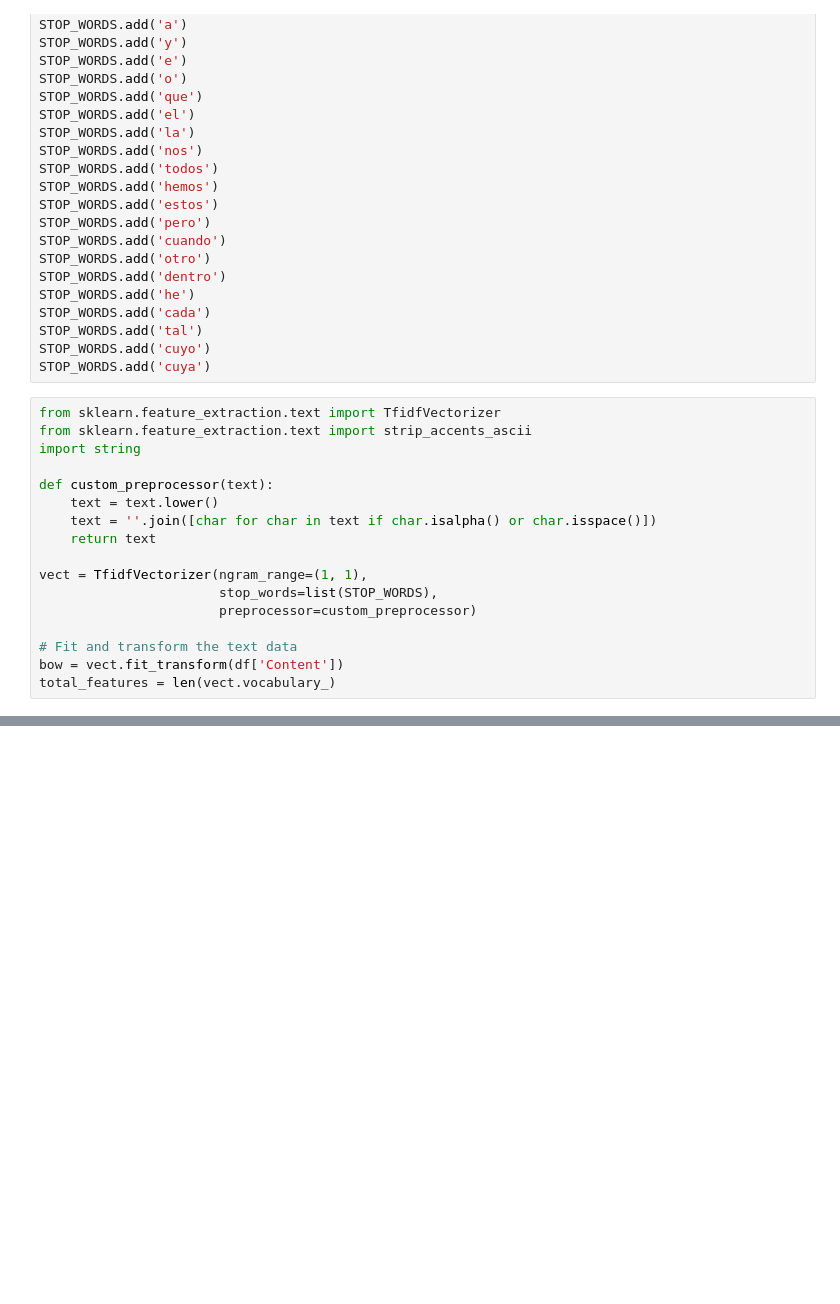
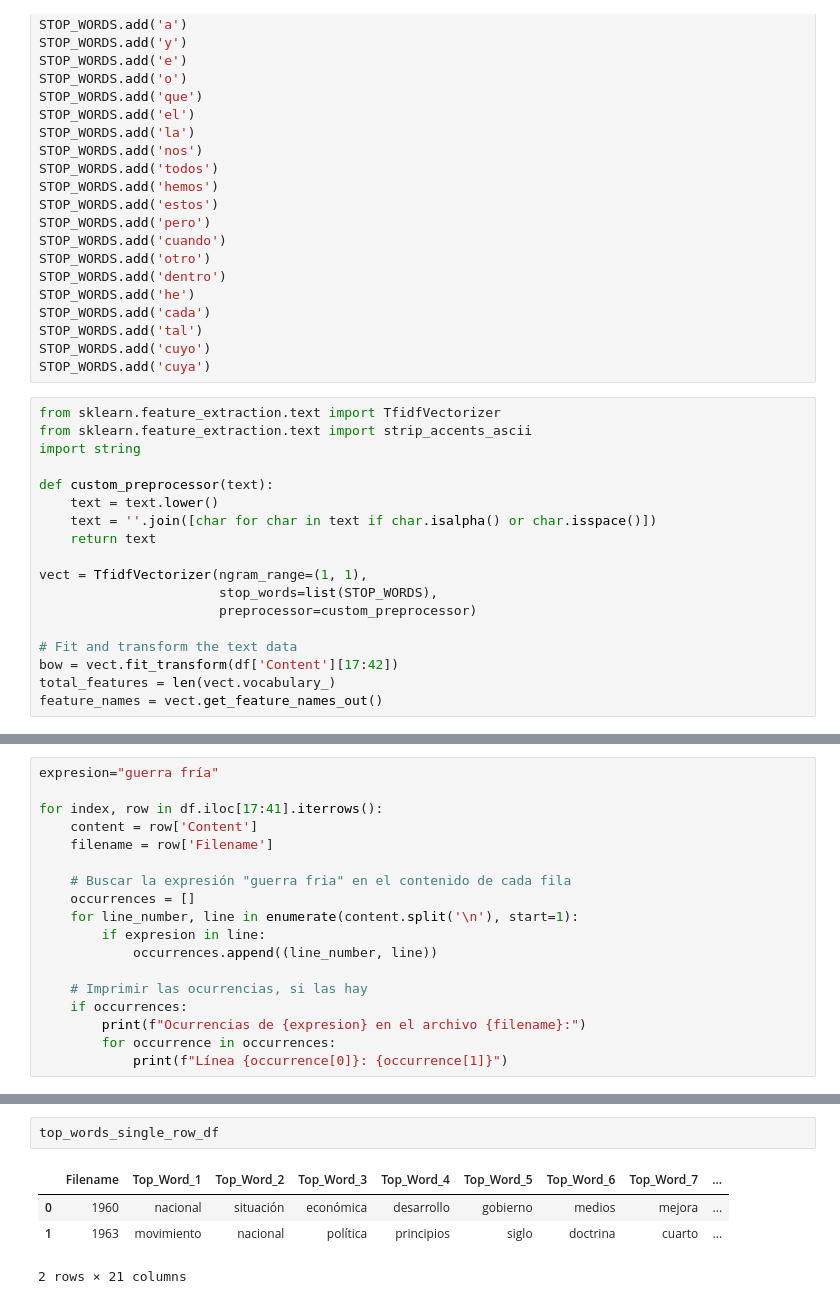
Before and after one commit to LCaravaggio/discursos-de-navidad, a Jupyter notebook: Discursos_de_Navidad.ipynb, the cells around one changed output, grey strips where cells are left out. Drawn from its saved outputs; the diff is of its cells as text; blank space fills up the shorter version.

```diff
--- a/Discursos_de_Navidad.ipynb
+++ b/Discursos_de_Navidad.ipynb
@@ -92,8 +96,9 @@ vect = TfidfVectorizer(ngram_range=(1, 1),
                        preprocessor=custom_preprocessor)
 
 # Fit and transform the text data
-bow = vect.fit_transform(df['Content'])
+bow = vect.fit_transform(df['Content'][17:42])
 total_features = len(vect.vocabulary_)
+feature_names = vect.get_feature_names_out()
 # %%
 total_features
 # %% [output]
@@ -128,0 +139,18 @@ print(bow[0])
+# %%
+expresion="guerra fría"
+
+for index, row in df.iloc[17:41].iterrows():
+    content = row['Content']
+    filename = row['Filename']
+
+    # Buscar la expresión "guerra fria" en el contenido de cada fila
+    occurrences = []
+    for line_number, line in enumerate(content.split('\n'), start=1):
+        if expresion in line:
+            occurrences.append((line_number, line))
+
+    # Imprimir las ocurrencias, si las hay
+    if occurrences:
+        print(f"Ocurrencias de {expresion} en el archivo {filename}:")
+        for occurrence in occurrences:
+            print(f"Línea {occurrence[0]}: {occurrence[1]}")
@@ -128,0 +256,7 @@ print(bow[0])
+# %%
+top_words_single_row_df
+# %% [output]
+|  | Filename | Top_Word_1 | Top_Word_2 | Top_Word_3 | Top_Word_4 | Top_Word_5 | Top_Word_6 | Top_Word_7 | ... |
+| 0 | 1960 | nacional | situación | económica | desarrollo | gobierno | medios | mejora | ... |
+| 1 | 1963 | movimiento | nacional | política | principios | siglo | doctrina | cuarto | ... |
+2 rows × 21 columns
```
Also changed, not shown: parts of 10 cells of this notebook.
